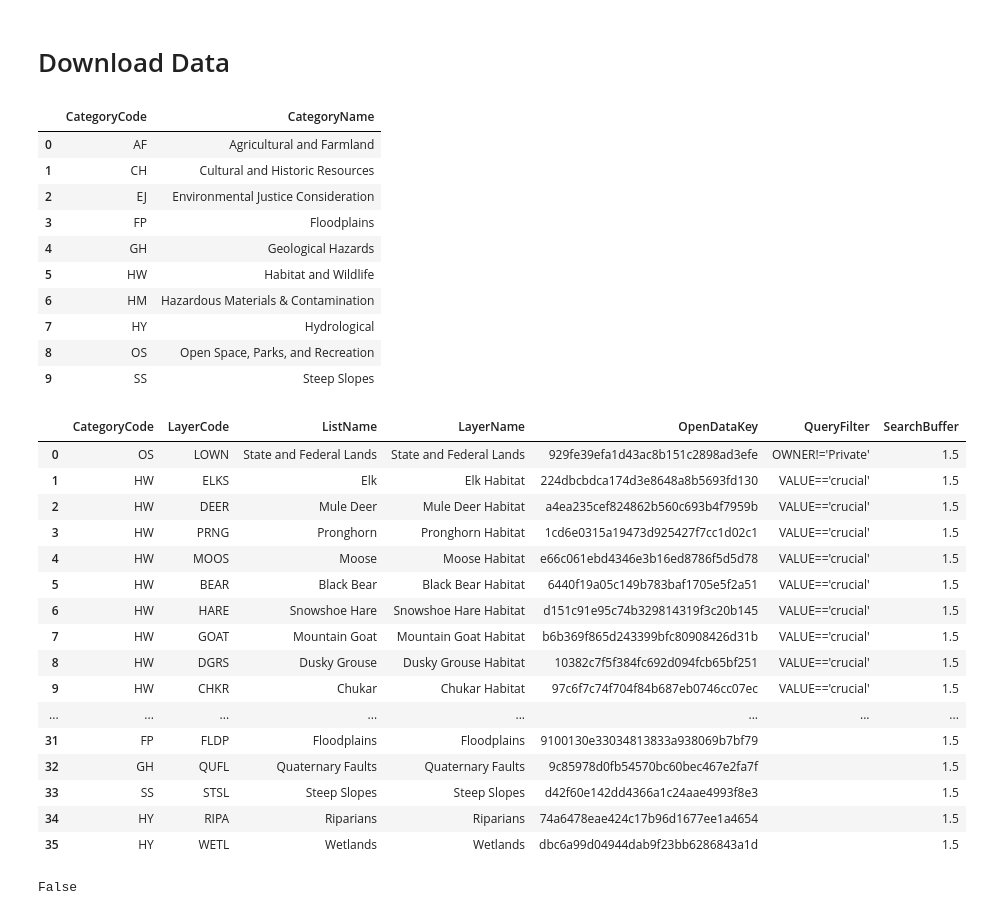
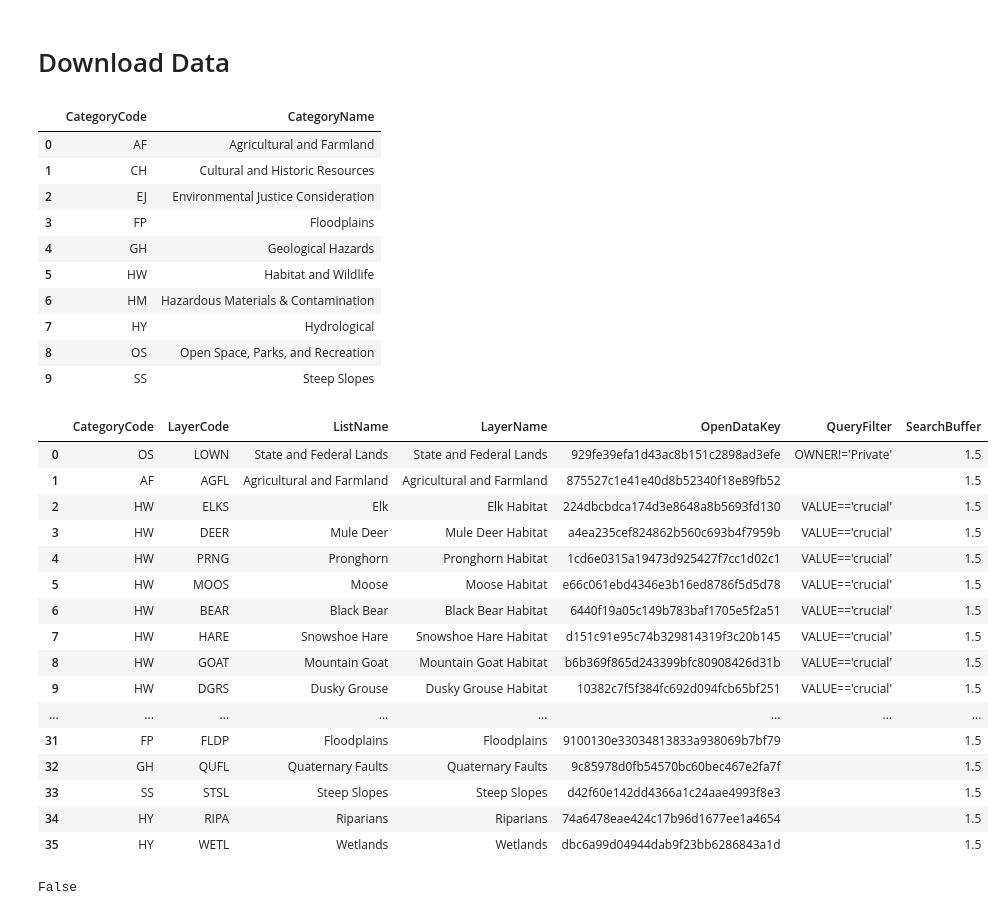
Before and after one commit to WFRCAnalytics/MAP-Environmental-Resiliency, a Jupyter notebook: _dataprep/1-Download and Preprocess Data.ipynb, the cells around one changed output. Saved outputs shown, nothing was run; the diff lists cells and outputs as text; code cells hidden in the pictures.

```diff
--- a/_dataprep/1-Download and Preprocess Data.ipynb
+++ b/_dataprep/1-Download and Preprocess Data.ipynb
@@ -81,6 +81,7 @@ display(dfCategories)
 
 dfOpenDataLayers = pd.DataFrame([
   ["OS", "LOWN", "State and Federal Lands"              , "State and Federal Lands"              , "929fe39efa1d43ac8b151c2898ad3efe", "OWNER!='Private'"       , 1.5],
+  ["AF", "AGFL", "Agricultural and Farmland"            , "Agricultural and Farmland"            , "875527c1e41e40d8b52340f18e89fb52", ""                       , 1.5],
   ["HW", "ELKS", "Elk"                                  , "Elk Habitat"                          , "224dbcbdca174d3e8648a8b5693fd130", "VALUE=='crucial'"       , 1.5],
   ["HW", "DEER", "Mule Deer"                            , "Mule Deer Habitat"                    , "a4ea235cef824862b560c693b4f7959b", "VALUE=='crucial'"       , 1.5],
   ["HW", "PRNG", "Pronghorn"                            , "Pronghorn Habitat"                    , "1cd6e0315a19473d925427f7cc1d02c1", "VALUE=='crucial'"       , 1.5],
@@ -124,47 +125,46 @@ dfOpenDataLayers = pd.DataFrame([
   ["EJ", "EQFA", "Equity Focus Areas"                   , "Equity Focus Areas"                   , "2ed6d9b418d942b79323e6be7209d63c", ""                       , 1.5],
   ["OS", "LCPK", "Local Parks"                          , "Local Parks"                          , "818536733987486b8082e4c5dec0a1dd", ""                       , 1.5],
   ["OS", "PAPR", "Public Access Properties (WMA)"       , "Public Access Properties (WMA)"       , "56aadb826ef3442db805553caf8126c0", ""                       , 1.5],
-  ["AF", "AGFL", "Agricultural and Farmland"            , "Agricultural and Farmland"            , "e3e7fc9316bb4ad09474401ff46e734f", "Landuse=='Agricultural'", 1.5],
   ["FP", "FLDP", "Floodplains"                          , "Floodplains"                          , "9100130e33034813833a938069b7bf79", ""                       , 1.5],
   ["GH", "QUFL", "Quaternary Faults"                    , "Quaternary Faults"                    , "9c85978d0fb54570bc60bec467e2fa7f", ""                       , 1.5],
   ["SS", "STSL", "Steep Slopes"                         , "Steep Slopes"                         , "d42f60e142dd4366a1c24aae4993f8e3", ""                       , 1.5],
   ["HY", "RIPA", "Riparians"                            , "Riparians"                            , "74a6478eae424c17b96d1677ee1a4654", ""                       , 1.5],
   ["HY", "WETL", "Wetlands"                             , "Wetlands"                             , "dbc6a99d04944dab9f23bb6286843a1d", ""                       , 1.5]
 ],columns=['CategoryCode','LayerCode','ListName','LayerName','OpenDataKey','QueryFilter','SearchBuffer'])
 display(dfOpenDataLayers)
 
 # example: https://opendata.arcgis.com/datasets/a37e501176dd400c9c7498c29e766ba2_0.gdb
 
 #item  = gis.content.get("630351c0db444fe7933a08eab40e573e")
 #layer = item.layers[0]
 
 #dfDownloadedLayers = pd.DataFrame([
 #  [],
 #  [],
 #],columns=['LayerName','Filename'])
 # %% [output]
 |  | CategoryCode | CategoryName |
 | 0 | AF | Agricultural and Farmland |
 | 1 | CH | Cultural and Historic Resources |
 | 2 | EJ | Environmental Justice Consideration |
 | 3 | FP | Floodplains |
 | 4 | GH | Geological Hazards |
 | 5 | HW | Habitat and Wildlife |
 | 6 | HM | Hazardous Materials & Contamination |
 | 7 | HY | Hydrological |
 | 8 | OS | Open Space, Parks, and Recreation |
 | 9 | SS | Steep Slopes |
 |  | CategoryCode | LayerCode | ListName | LayerName | OpenDataKey | QueryFilter | SearchBuffer |
 | 0 | OS | LOWN | State and Federal Lands | State and Federal Lands | 929fe39efa1d43ac8b151c2898ad3efe | OWNER!='Private' | 1.5 |
-| 1 | HW | ELKS | Elk | Elk Habitat | 224dbcbdca174d3e8648a8b5693fd130 | VALUE=='crucial' | 1.5 |
-| 2 | HW | DEER | Mule Deer | Mule Deer Habitat | a4ea235cef824862b560c693b4f7959b | VALUE=='crucial' | 1.5 |
-| 3 | HW | PRNG | Pronghorn | Pronghorn Habitat | 1cd6e0315a19473d925427f7cc1d02c1 | VALUE=='crucial' | 1.5 |
-| 4 | HW | MOOS | Moose | Moose Habitat | e66c061ebd4346e3b16ed8786f5d5d78 | VALUE=='crucial' | 1.5 |
-| 5 | HW | BEAR | Black Bear | Black Bear Habitat | 6440f19a05c149b783baf1705e5f2a51 | VALUE=='crucial' | 1.5 |
-| 6 | HW | HARE | Snowshoe Hare | Snowshoe Hare Habitat | d151c91e95c74b329814319f3c20b145 | VALUE=='crucial' | 1.5 |
-| 7 | HW | GOAT | Mountain Goat | Mountain Goat Habitat | b6b369f865d243399bfc80908426d31b | VALUE=='crucial' | 1.5 |
-| 8 | HW | DGRS | Dusky Grouse | Dusky Grouse Habitat | 10382c7f5f384fc692d094fcb65bf251 | VALUE=='crucial' | 1.5 |
-| 9 | HW | CHKR | Chukar | Chukar Habitat | 97c6f7c74f704f84b687eb0746cc07ec | VALUE=='crucial' | 1.5 |
+| 1 | AF | AGFL | Agricultural and Farmland | Agricultural and Farmland | 875527c1e41e40d8b52340f18e89fb52 |  | 1.5 |
+| 2 | HW | ELKS | Elk | Elk Habitat | 224dbcbdca174d3e8648a8b5693fd130 | VALUE=='crucial' | 1.5 |
+| 3 | HW | DEER | Mule Deer | Mule Deer Habitat | a4ea235cef824862b560c693b4f7959b | VALUE=='crucial' | 1.5 |
+| 4 | HW | PRNG | Pronghorn | Pronghorn Habitat | 1cd6e0315a19473d925427f7cc1d02c1 | VALUE=='crucial' | 1.5 |
+| 5 | HW | MOOS | Moose | Moose Habitat | e66c061ebd4346e3b16ed8786f5d5d78 | VALUE=='crucial' | 1.5 |
+| 6 | HW | BEAR | Black Bear | Black Bear Habitat | 6440f19a05c149b783baf1705e5f2a51 | VALUE=='crucial' | 1.5 |
+| 7 | HW | HARE | Snowshoe Hare | Snowshoe Hare Habitat | d151c91e95c74b329814319f3c20b145 | VALUE=='crucial' | 1.5 |
+| 8 | HW | GOAT | Mountain Goat | Mountain Goat Habitat | b6b369f865d243399bfc80908426d31b | VALUE=='crucial' | 1.5 |
+| 9 | HW | DGRS | Dusky Grouse | Dusky Grouse Habitat | 10382c7f5f384fc692d094fcb65bf251 | VALUE=='crucial' | 1.5 |
 | ... | ... | ... | ... | ... | ... | ... | ... |
 | 31 | FP | FLDP | Floodplains | Floodplains | 9100130e33034813833a938069b7bf79 |  | 1.5 |
 | 32 | GH | QUFL | Quaternary Faults | Quaternary Faults | 9c85978d0fb54570bc60bec467e2fa7f |  | 1.5 |
```
Also changed, not shown: parts of 9 cells of this notebook, 37 other files.
